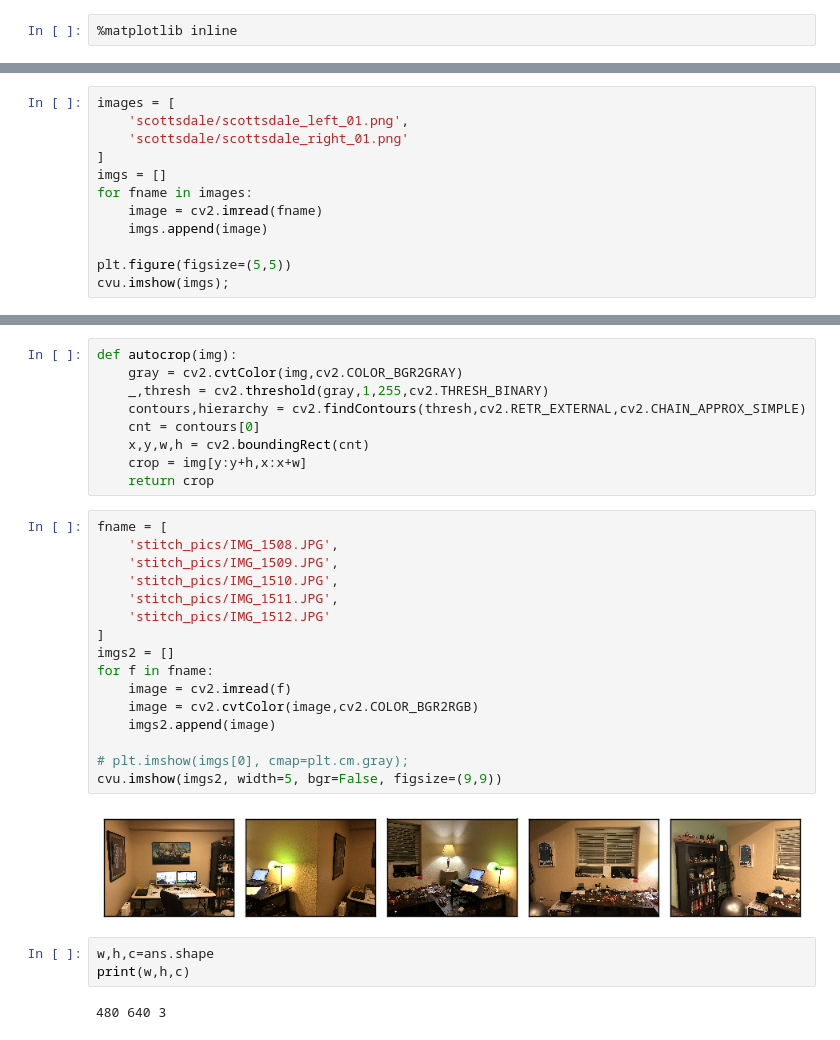
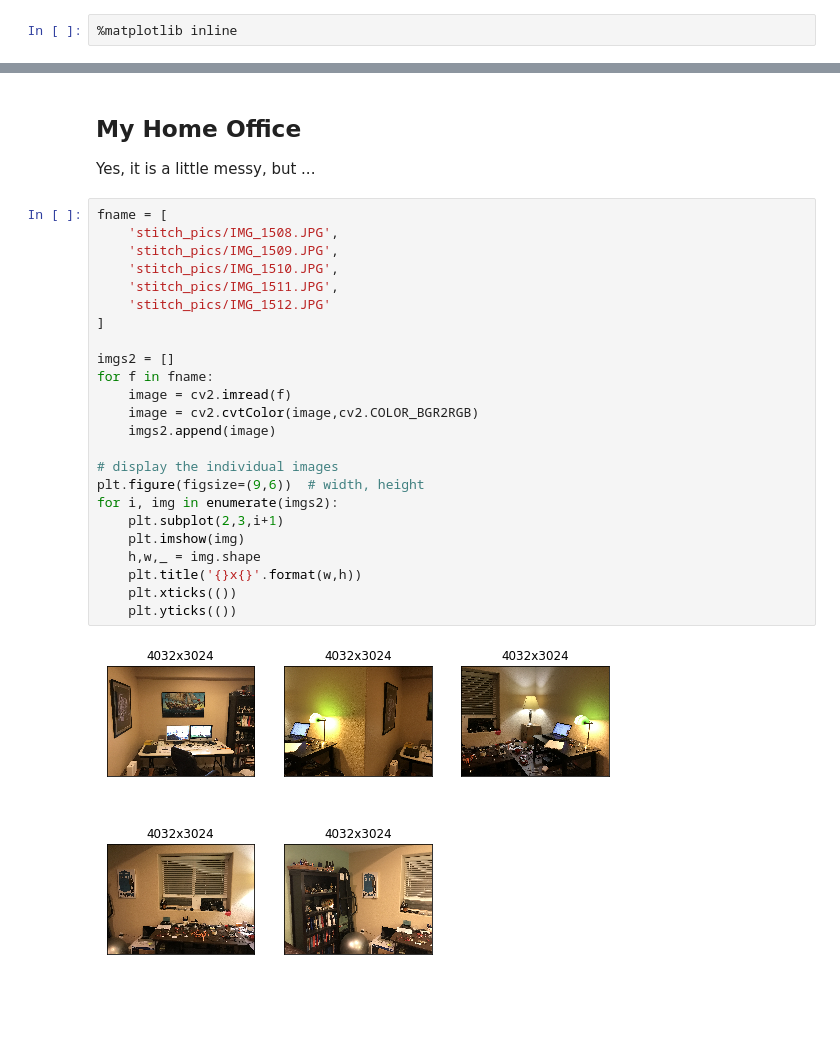
Before and after one commit to MarsUniversity/ece387-robotics, a Jupyter notebook: website/block_3_vision/lsn22/stitcher3.ipynb, the cells around one changed output, grey strips where cells are left out. Saved outputs shown, nothing was run; the diff lists cells and outputs as text; blank space fills up the shorter version.

```diff
--- a/website/block_3_vision/lsn22/stitcher3.ipynb
+++ b/website/block_3_vision/lsn22/stitcher3.ipynb
@@ -27,12 +84,0 @@ import opencvutils as cvu
-# %%
-images = [
-    'scottsdale/scottsdale_left_01.png',
-    'scottsdale/scottsdale_right_01.png'
-]
-imgs = []
-for fname in images:
-    image = cv2.imread(fname)
-    imgs.append(image)
-
-plt.figure(figsize=(5,5))
-cvu.imshow(imgs);
@@ -142,32 +85,30 @@ imshow(images, bgr=True, width=4, titles=None, figsize=None, showaxes=False)
-# %%
-def autocrop(img):
-    gray = cv2.cvtColor(img,cv2.COLOR_BGR2GRAY)
-    _,thresh = cv2.threshold(gray,1,255,cv2.THRESH_BINARY)
-    contours,hierarchy = cv2.findContours(thresh,cv2.RETR_EXTERNAL,cv2.CHAIN_APPROX_SIMPLE)
-    cnt = contours[0]
-    x,y,w,h = cv2.boundingRect(cnt)
-    crop = img[y:y+h,x:x+w]
-    return crop
+# %% [markdown]
+## My Home Office
+
+Yes, it is  a little messy, but ...
 # %%
 fname = [
     'stitch_pics/IMG_1508.JPG',
     'stitch_pics/IMG_1509.JPG',
     'stitch_pics/IMG_1510.JPG',
     'stitch_pics/IMG_1511.JPG',
     'stitch_pics/IMG_1512.JPG'
 ]
+
 imgs2 = []
 for f in fname:
     image = cv2.imread(f)
     image = cv2.cvtColor(image,cv2.COLOR_BGR2RGB)
     imgs2.append(image)
 
-# plt.imshow(imgs[0], cmap=plt.cm.gray);
-cvu.imshow(imgs2, width=5, bgr=False, figsize=(9,9))
+# display the individual images
+plt.figure(figsize=(9,6))  # width, height
+for i, img in enumerate(imgs2):
+    plt.subplot(2,3,i+1)
+    plt.imshow(img)
+    h,w,_ = img.shape
+    plt.title('{}x{}'.format(w,h))
+    plt.xticks(())
+    plt.yticks(())
 # %% [output]
-[figure, old version]
+[figure, new version]
-# %%
-w,h,c=ans.shape
-print(w,h,c)
-# %% [output]
-480 640 3
```
Also changed, not shown: parts of 27 cells of this notebook, 27 other files.
